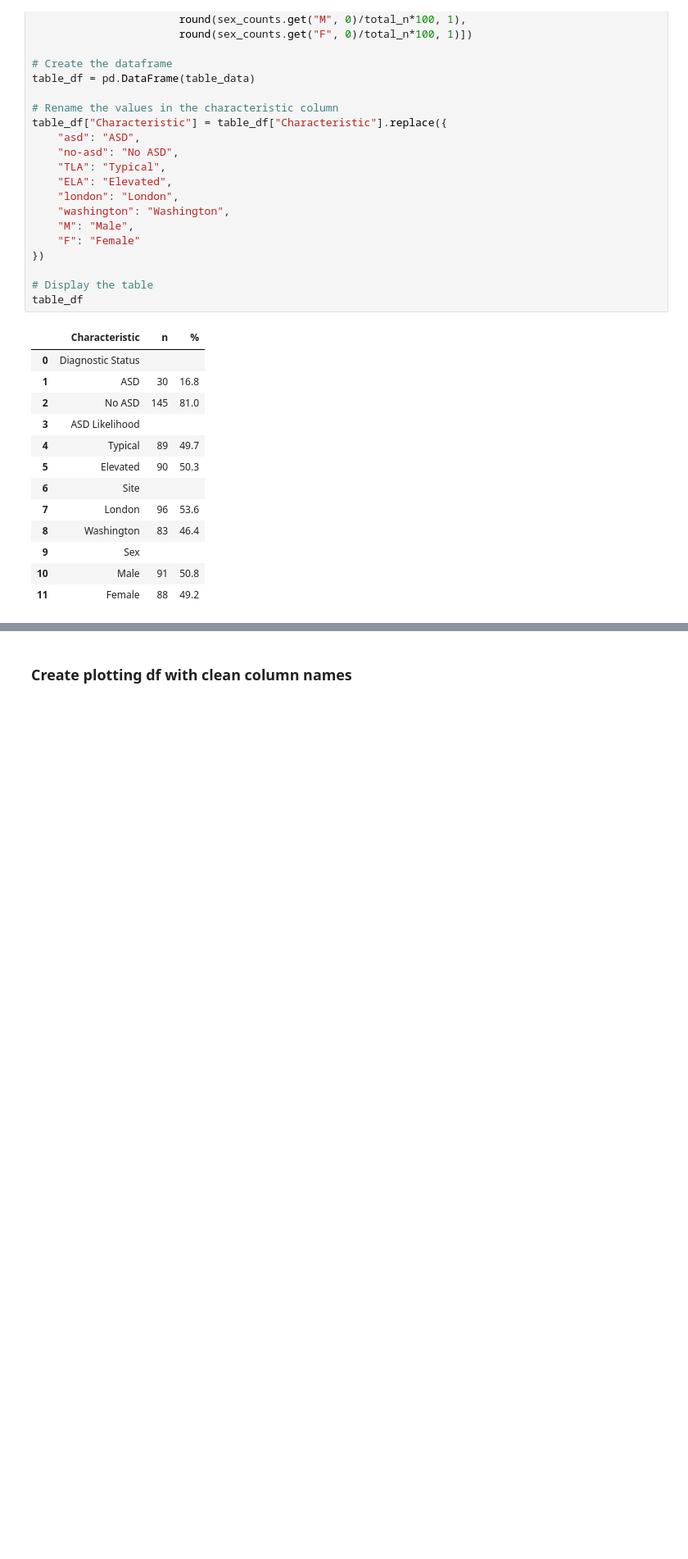
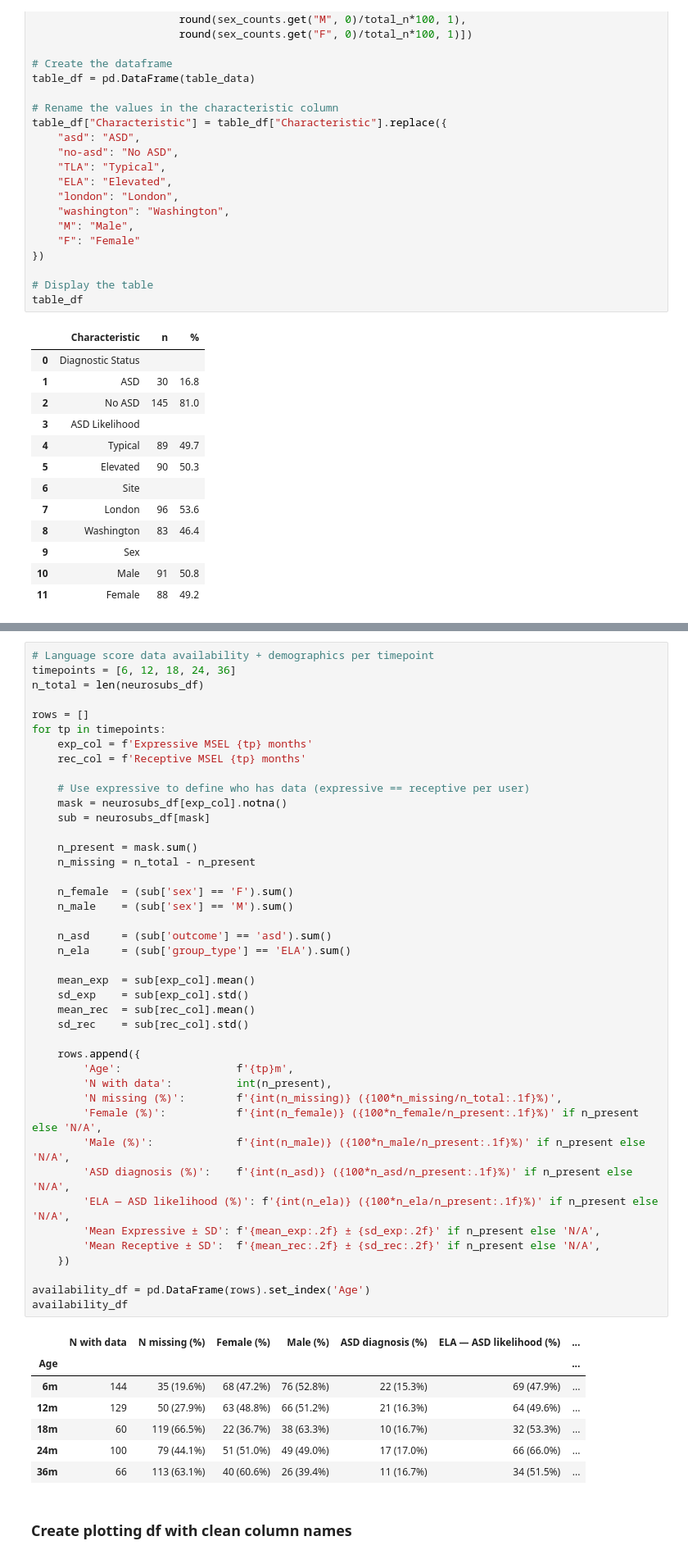
Before and after one commit to gabrielblancogomez/eegip_sex_diff, a Jupyter notebook: code/figures/Publication Figures.ipynb, the cells around one changed output, grey strips where cells are left out. Shown at 82% size. Cells and saved outputs as stored; diff of their text form; blank space fills up the shorter version.

```diff
--- a/code/figures/Publication Figures.ipynb
+++ b/code/figures/Publication Figures.ipynb
@@ -360,3 +375,53 @@ table_df
+# %%
+# Language score data availability + demographics per timepoint
+timepoints = [6, 12, 18, 24, 36]
+n_total = len(neurosubs_df)
+
+rows = []
+for tp in timepoints:
+    exp_col = f'Expressive MSEL {tp} months'
+    rec_col = f'Receptive MSEL {tp} months'
+
+    # Use expressive to define who has data (expressive == receptive per user)
+    mask = neurosubs_df[exp_col].notna()
+    sub = neurosubs_df[mask]
+
+    n_present = mask.sum()
+    n_missing = n_total - n_present
+
+    n_female  = (sub['sex'] == 'F').sum()
+    n_male    = (sub['sex'] == 'M').sum()
+
+    n_asd     = (sub['outcome'] == 'asd').sum()
+    n_ela     = (sub['group_type'] == 'ELA').sum()
+
+    mean_exp  = sub[exp_col].mean()
+    sd_exp    = sub[exp_col].std()
+    mean_rec  = sub[rec_col].mean()
+    sd_rec    = sub[rec_col].std()
+
+    rows.append({
+        'Age':                  f'{tp}m',
+        'N with data':          int(n_present),
+        'N missing (%)':        f'{int(n_missing)} ({100*n_missing/n_total:.1f}%)',
+        'Female (%)':           f'{int(n_female)} ({100*n_female/n_present:.1f}%)' if n_present else 'N/A',
+        'Male (%)':             f'{int(n_male)} ({100*n_male/n_present:.1f}%)' if n_present else 'N/A',
+        'ASD diagnosis (%)':    f'{int(n_asd)} ({100*n_asd/n_present:.1f}%)' if n_present else 'N/A',
+        'ELA — ASD likelihood (%)': f'{int(n_ela)} ({100*n_ela/n_present:.1f}%)' if n_present else 'N/A',
+        'Mean Expressive ± SD': f'{mean_exp:.2f} ± {sd_exp:.2f}' if n_present else 'N/A',
+        'Mean Receptive ± SD':  f'{mean_rec:.2f} ± {sd_rec:.2f}' if n_present else 'N/A',
+    })
+
+availability_df = pd.DataFrame(rows).set_index('Age')
+availability_df
+# %% [output]
+|  | N with data | N missing (%) | Female (%) | Male (%) | ASD diagnosis (%) | ELA — ASD likelihood (%) | ... |
+| Age |  |  |  |  |  |  | ... |
+| 6m | 144 | 35 (19.6%) | 68 (47.2%) | 76 (52.8%) | 22 (15.3%) | 69 (47.9%) | ... |
+| 12m | 129 | 50 (27.9%) | 63 (48.8%) | 66 (51.2%) | 21 (16.3%) | 64 (49.6%) | ... |
+| 18m | 60 | 119 (66.5%) | 22 (36.7%) | 38 (63.3%) | 10 (16.7%) | 32 (53.3%) | ... |
+| 24m | 100 | 79 (44.1%) | 51 (51.0%) | 49 (49.0%) | 17 (17.0%) | 66 (66.0%) | ... |
+| 36m | 66 | 113 (63.1%) | 40 (60.6%) | 26 (39.4%) | 11 (16.7%) | 34 (51.5%) | ... |
 # %% [markdown]
 ### Create plotting df with clean column names
 # %%
```
Also changed, not shown: parts of 9 cells of this notebook.
